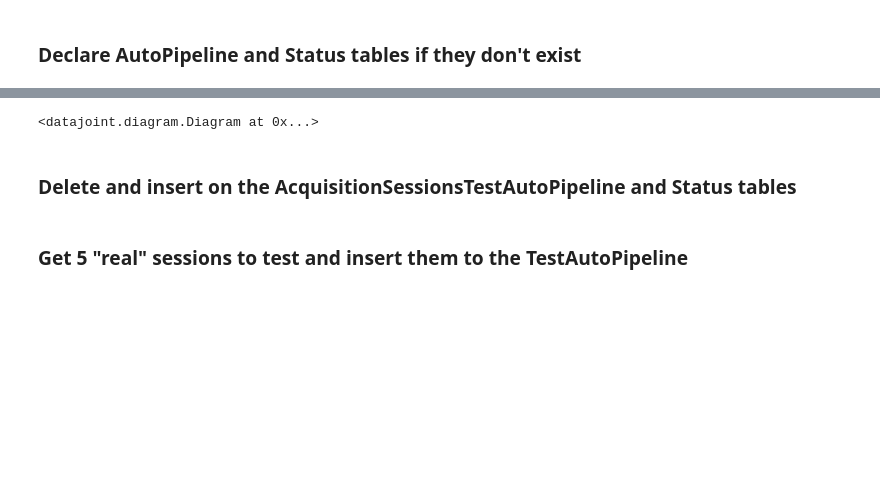
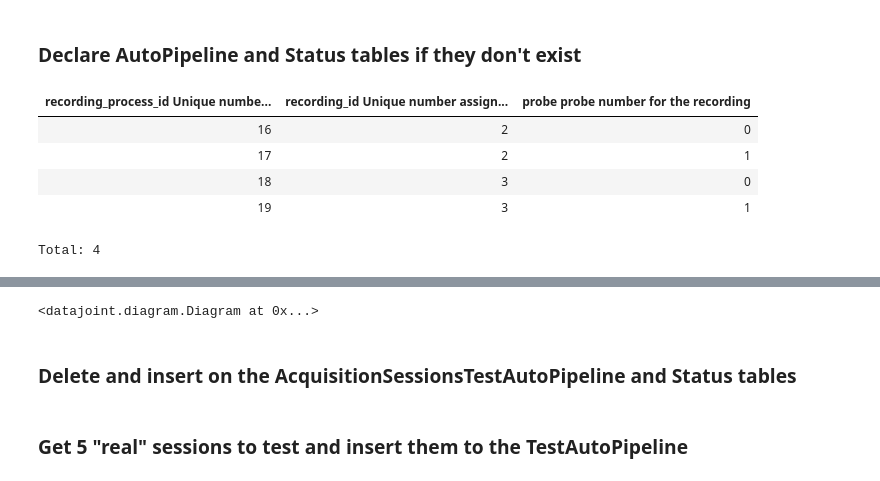
Before and after one commit to BrainCOGS/U19-pipeline-python, a Jupyter notebook: notebooks/TestAutomaticPipeline.ipynb, the cells around one changed output, grey strips where cells are left out. Saved outputs shown, nothing was run; the diff lists cells and outputs as text; code cells hidden in the pictures; blank space fills up the shorter version.

```diff
--- a/notebooks/TestAutomaticPipeline.ipynb
+++ b/notebooks/TestAutomaticPipeline.ipynb
@@ -24,2 +111,11 @@ Connecting alvaros@datajoint00.pni.princeton.edu:3306
 # %% [markdown]
 ### Declare AutoPipeline and Status tables if they don't exist
+# %%
+ephys.EphysProcessing()
+# %% [output]
+| recording_process_id Unique numbe... | recording_id Unique number assign... | probe probe number for the recording |
+| 16 | 2 | 0 |
+| 17 | 2 | 1 |
+| 18 | 3 | 0 |
+| 19 | 3 | 1 |
+Total: 4
```
Also changed, not shown: parts of 13 cells of this notebook.
